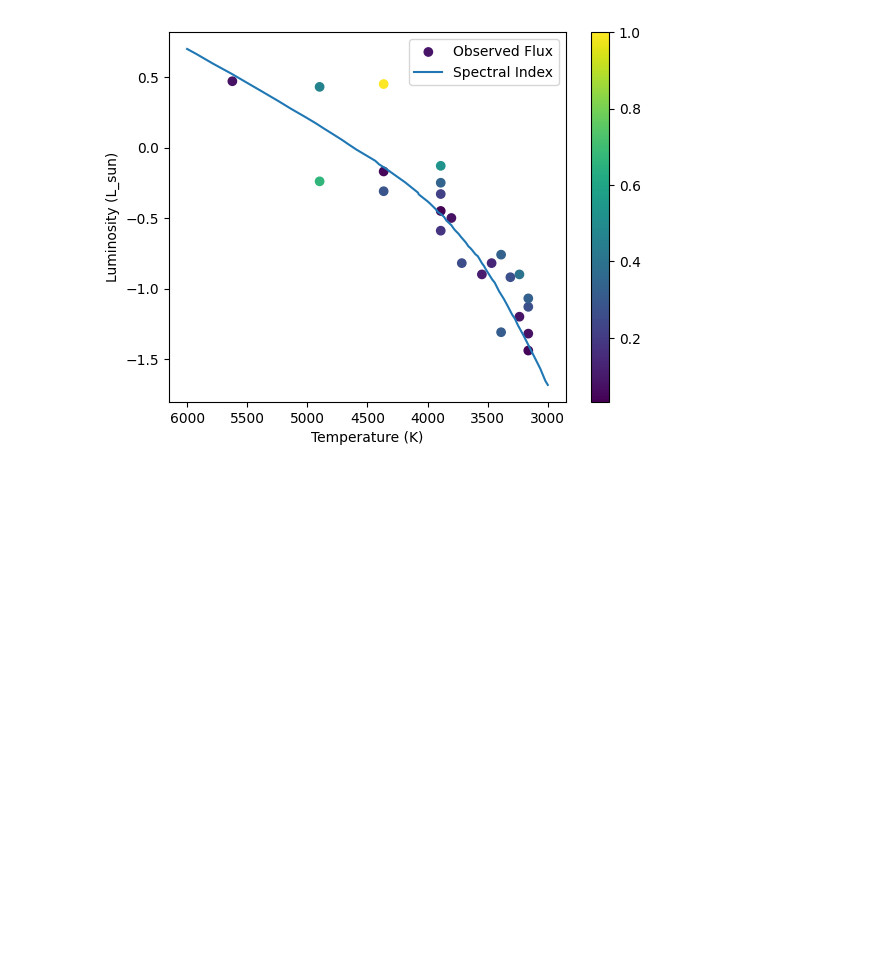
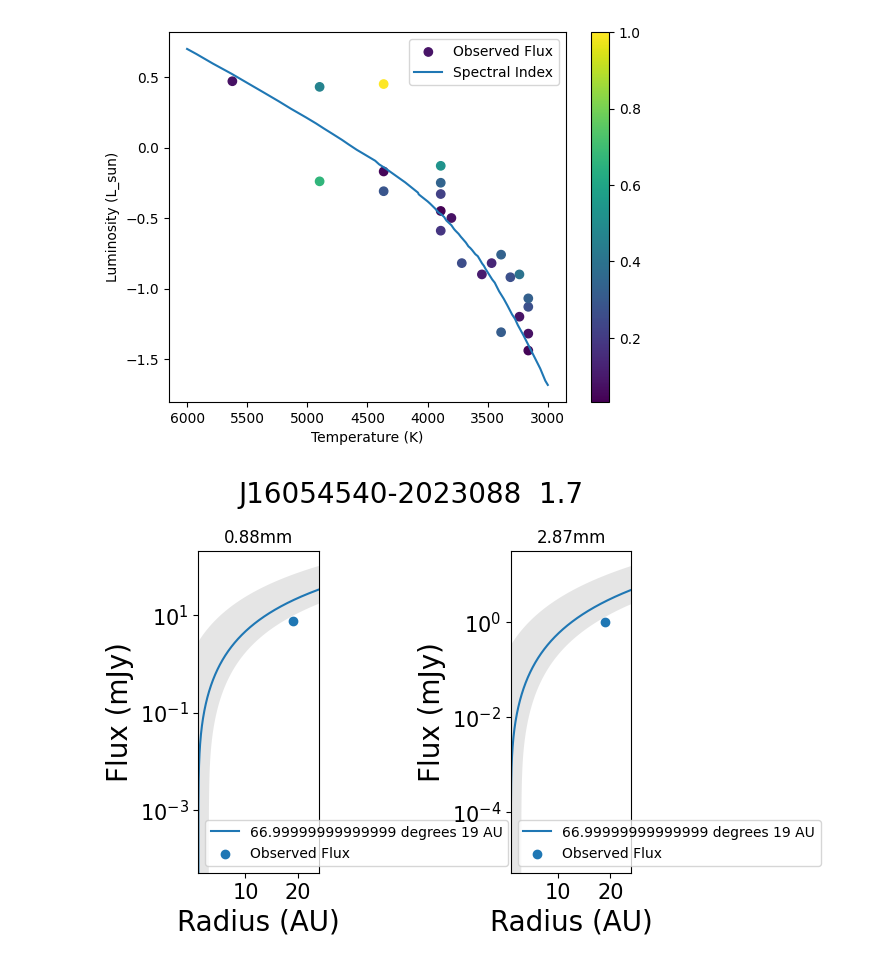
Before and after one commit to Maurone7/Upper-Sco-2022, a Jupyter notebook: theoretical_vs_measured_flux.ipynb, the cells around one changed output. Cells and saved outputs as stored; diff of their text form; code cells hidden in the pictures; blank space fills up the shorter version.

```diff
--- a/theoretical_vs_measured_flux.ipynb
+++ b/theoretical_vs_measured_flux.ipynb
@@ -186,3 +202,85 @@ plt.legend()
 plt.show()
 # %% [output]
 [figure]
+# %%
+from data_file import inclination_list_barenfeld_updated, inclination_list_barenfeld_lower_error_updated, inclination_list_barenfeld_upper_error_updated, lower_bound_radius_updated, upper_bound_radius_updated
+
+from Table_2 import spectral_index_upper_sco
+
+for index, element in enumerate(source_list_garrett):
+    theoretical_flux_0_88mm = []
+    theoretical_flux_0_88mm_lower_error = []
+    theoretical_flux_0_88mm_upper_error = []
+    theoretical_flux_2_87mm = []
+    theoretical_flux_2_87mm_lower_error = []
+    theoretical_flux_2_87mm_upper_error = []
+
+    L_star = (10 ** luminosity_list_barenfeld_updated[index]) * L_sun
+    i = inclination_list_barenfeld_updated[index] * np.pi/180
+    i_lower_error = inclination_list_barenfeld_lower_error_updated[index] * np.pi/180
+    i_upper_error = inclination_list_barenfeld_upper_error_updated[index] * np.pi/180
+    d = distances_updated_upper_sco[index] * AU_in_cm
+
+    R_out_list = np.linspace(1, radius_dust_updated[index] + 5, 1000) * AU_in_cm
+    R_out_lower_error = lower_bound_radius_updated[index] * AU_in_cm
+    R_out_upper_error = upper_bound_radius_updated[index] * AU_in_cm
+
+    for radiuses in R_out_list:
+        wavelength = 0.088
+        theoretical_flux_0_88mm.append(final(i, d, R_in, radiuses, L_star))
+        theoretical_flux_0_88mm_lower_error.append(final(i + i_lower_error, d, R_in, radiuses + R_out_upper_error, L_star))
+        theoretical_flux_0_88mm_upper_error.append(final(i + i_upper_error, d, R_in, radiuses + R_out_lower_error, L_star))
+        wavelength = 0.287
+        theoretical_flux_2_87mm.append(final(i, d, R_in, radiuses, L_star))
+        theoretical_flux_2_87mm_lower_error.append(final(i + i_lower_error, d, R_in, radiuses + R_out_upper_error, L_star))
+        theoretical_flux_2_87mm_upper_error.append(final(i + i_upper_error, d, R_in, radiuses + R_out_lower_error, L_star))
+
+
+    if __name__ == '__main__':
+
+        if spectral_index_upper_sco[index] < 1.8:
+            fig, ax = plt.subplots(1, 2)
+
+            # i from radians to degrees
+            ax[0].plot(R_out_list/AU_in_cm, theoretical_flux_0_88mm, label= str(i * 180/np.pi) + " degrees " + str(radius_dust_updated[index]) + " AU")
+            #plt.plot(R_out_list/AU_in_cm, flux_values_0_88mm_lower_error, label= str(i - i_lower_error) + " degrees " + str(21 + R_out_upper_error/AU_in_cm) + " AU")
+            #plt.plot(R_out_list/AU_in_cm, flux_values_0_88mm_upper_error, label= str(i + i_upper_error) + " degrees " + str(21 + R_out_lower_error/AU_in_cm) + " AU")
+            ax[0].fill_between(R_out_list/AU_in_cm, theoretical_flux_0_88mm_lower_error, theoretical_flux_0_88mm_upper_error, alpha=0.2, facecolor='gray')
+            ax[0].scatter(radius_dust_updated[index], flux_barenfeld_0_88mm_updated[index], label='Observed Flux')
+            ax[0].set_xlim(1, radius_dust_updated[index] + 5)
+
+            ax[0].set_title("0.88mm")
+            ax[0].set_xlabel("Radius (AU)", fontsize=20), ax[0].set_ylabel("Flux (mJy)", fontsize=20)
+            ax[0].legend()
+            ax[0].set_yscale('log')
+            #plt.savefig(element + ' theoretical and measured flux 0.88mm.png')
+            ax[0].tick_params(which='both', labelsize=15)
+
+
+            ax[1].plot(R_out_list/AU_in_cm, theoretical_flux_2_87mm, label= str(i * 180/np.pi) + " degrees " + str(radius_dust_updated[index]) + " AU")
+            #plt.plot(R_out_list/AU_in_cm, flux_values_2_87mm_lower_error, label= str(i - i_lower_error) + " degrees " + str(21 + R_out_upper_error/AU_in_cm) + " AU")
+            #plt.plot(R_out_list/AU_in_cm, flux_values_2_87mm_upper_error, label= str(i + i_upper_error) + " degrees " + str(21 + R_out_lower_error/AU_in_cm) + " AU")
+            ax[1].fill_between(R_out_list/AU_in_cm, theoretical_flux_2_87mm_lower_error, theoretical_flux_2_87mm_upper_error, alpha=0.2, facecolor='gray')
+            ax[1].scatter(radius_dust_updated[index], flux_list_2_87mm_garrett[index], label='Observed Flux')
+            ax[1].set_xlim(1, radius_dust_updated[index] + 5)
+
+            ax[1].set_title("2.87mm")
+            ax[1].set_xlabel("Radius (AU)", fontsize=20), ax[1].set_ylabel("Flux (mJy)", fontsize=20)
+            ax[1].legend()
+            ax[1].set_yscale('log')
+            #plt.savefig('J16153456-2242421 theoretical and measured flux 2.87mm.png')
+            ax[1].tick_params(which='both', labelsize=15)
+
+            plt.suptitle(str(source_list_garrett[index]) + "  " + str(round(spectral_index_upper_sco[index], 2)), fontsize=20)
+            plt.tight_layout()
+            plt.show()
+
+            wavelength = 0.088
+            theoretical_flux_0_88mm = final(i, d, R_in, radius_dust_updated[index] * AU_in_cm, L_star)
+            print('Flux 0.88mm at 21 AU:', theoretical_flux_0_88mm, ' ', flux_barenfeld_0_88mm_updated[index]/theoretical_flux_0_88mm * 100, '%')
+
+            wavelength = 0.287
+            theoretical_flux_2_87mm = final(i, d, R_in, radius_dust_updated[index] * AU_in_cm, L_star)
+            print('Flux 2.87mm at 21 AU:', theoretical_flux_2_87mm, ' ', flux_list_2_87mm_garrett[index]/theoretical_flux_2_87mm * 100, '%')
+# %% [output]
+[figure, added]
```
Also changed, not shown: parts of 4 cells of this notebook, 11 other files.
